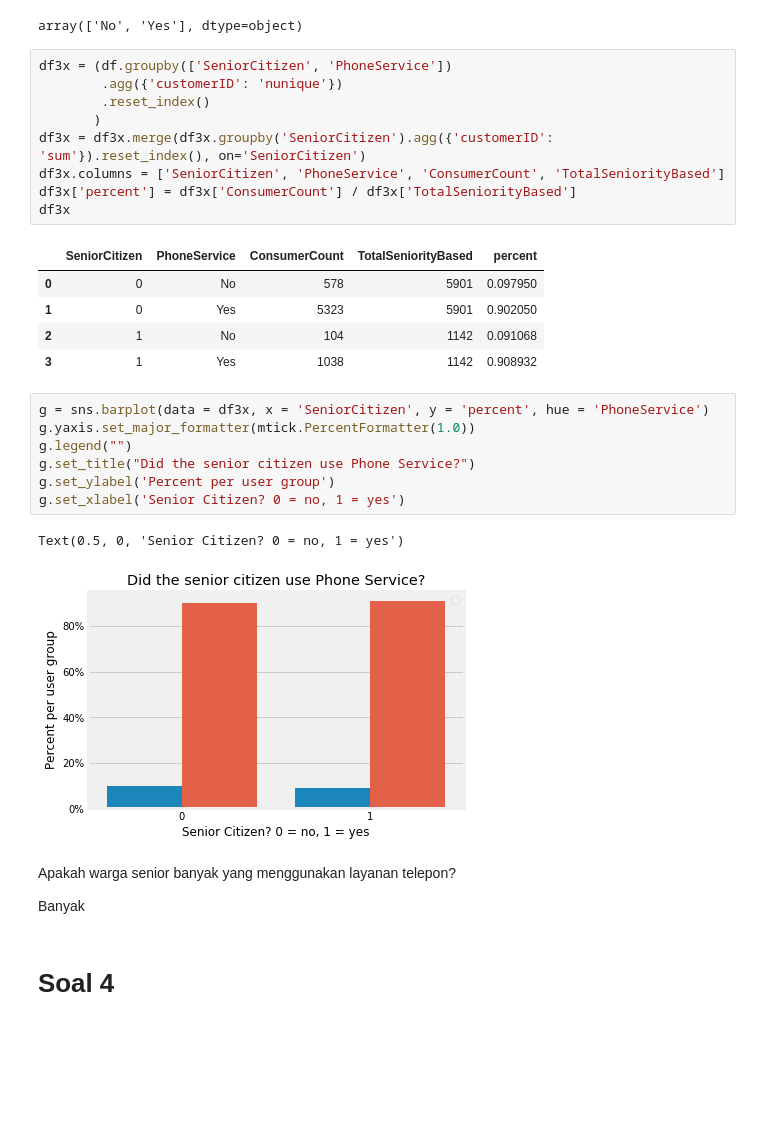
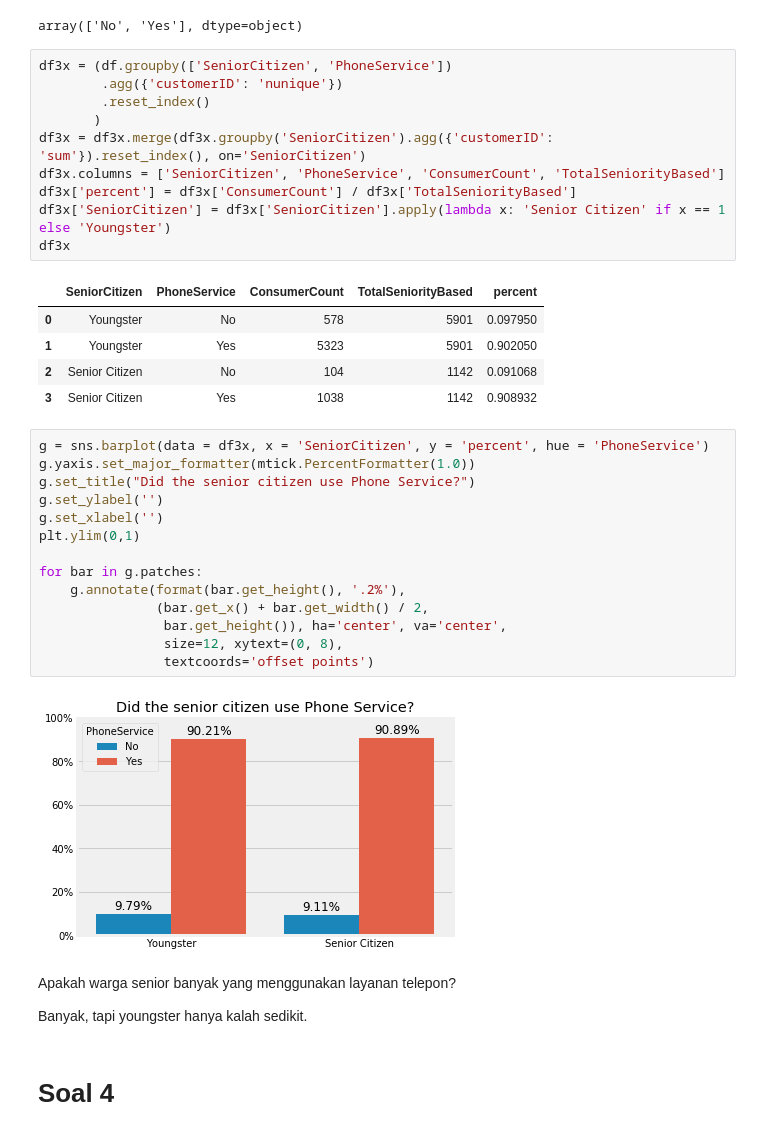
Before and after one commit to Alrafikri/rakamin, a Jupyter notebook: dataviz/homework.ipynb, the cells around one changed output. Saved outputs shown, nothing was run; the diff lists cells and outputs as text; blank space fills up the shorter version.

```diff
--- a/dataviz/homework.ipynb
+++ b/dataviz/homework.ipynb
@@ -112,27 +112,34 @@ df3x = (df.groupby(['SeniorCitizen', 'PhoneService'])
 df3x = df3x.merge(df3x.groupby('SeniorCitizen').agg({'customerID': 'sum'}).reset_index(), on='SeniorCitizen')
 df3x.columns = ['SeniorCitizen', 'PhoneService', 'ConsumerCount', 'TotalSeniorityBased']
 df3x['percent'] = df3x['ConsumerCount'] / df3x['TotalSeniorityBased']
+df3x['SeniorCitizen'] = df3x['SeniorCitizen'].apply(lambda x: 'Senior Citizen' if x == 1 else 'Youngster')
 df3x
 # %% [output]
 |  | SeniorCitizen | PhoneService | ConsumerCount | TotalSeniorityBased | percent |
-| 0 | 0 | No | 578 | 5901 | 0.097950 |
-| 1 | 0 | Yes | 5323 | 5901 | 0.902050 |
-| 2 | 1 | No | 104 | 1142 | 0.091068 |
-| 3 | 1 | Yes | 1038 | 1142 | 0.908932 |
+| 0 | Youngster | No | 578 | 5901 | 0.097950 |
+| 1 | Youngster | Yes | 5323 | 5901 | 0.902050 |
+| 2 | Senior Citizen | No | 104 | 1142 | 0.091068 |
+| 3 | Senior Citizen | Yes | 1038 | 1142 | 0.908932 |
 # %%
 g = sns.barplot(data = df3x, x = 'SeniorCitizen', y = 'percent', hue = 'PhoneService')
 g.yaxis.set_major_formatter(mtick.PercentFormatter(1.0))
-g.legend("")
 g.set_title("Did the senior citizen use Phone Service?")
-g.set_ylabel('Percent per user group')
-g.set_xlabel('Senior Citizen? 0 = no, 1 = yes')
+g.set_ylabel('')
+g.set_xlabel('')
+plt.ylim(0,1)
+
+for bar in g.patches:
+    g.annotate(format(bar.get_height(), '.2%'),
+               (bar.get_x() + bar.get_width() / 2,
+                bar.get_height()), ha='center', va='center',
+                size=12, xytext=(0, 8),
+                textcoords='offset points')
 # %% [output]
-Text(0.5, 0, 'Senior Citizen? 0 = no, 1 = yes')
-[figure, old version]
+[figure, new version]
 # %% [markdown]
 Apakah warga senior banyak yang menggunakan layanan telepon?
 
-Banyak
+Banyak, tapi youngster hanya kalah sedikit.
 # %% [markdown]
 # Soal 4
 # %% [markdown]
```
Also changed, not shown: parts of 5 cells of this notebook.
